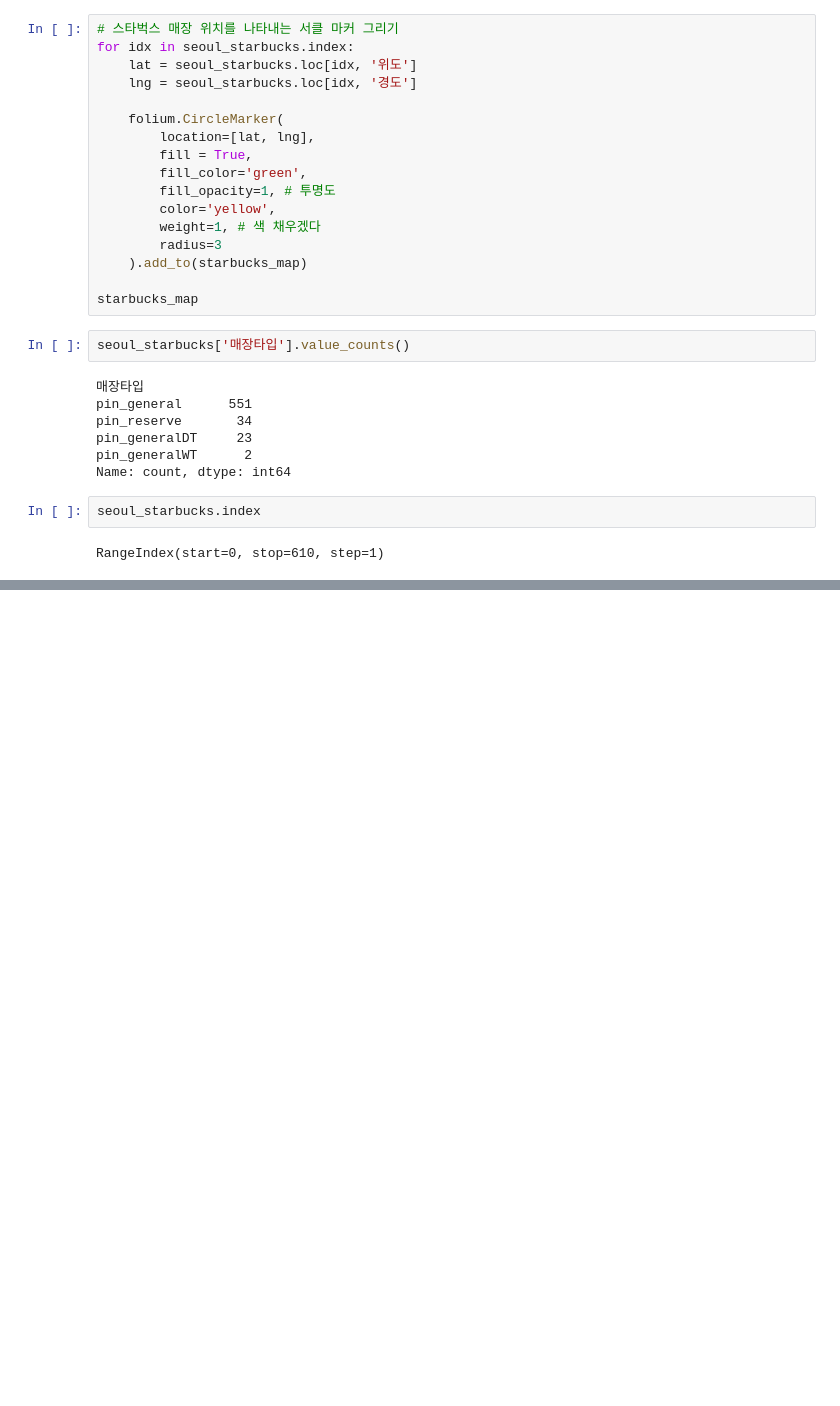
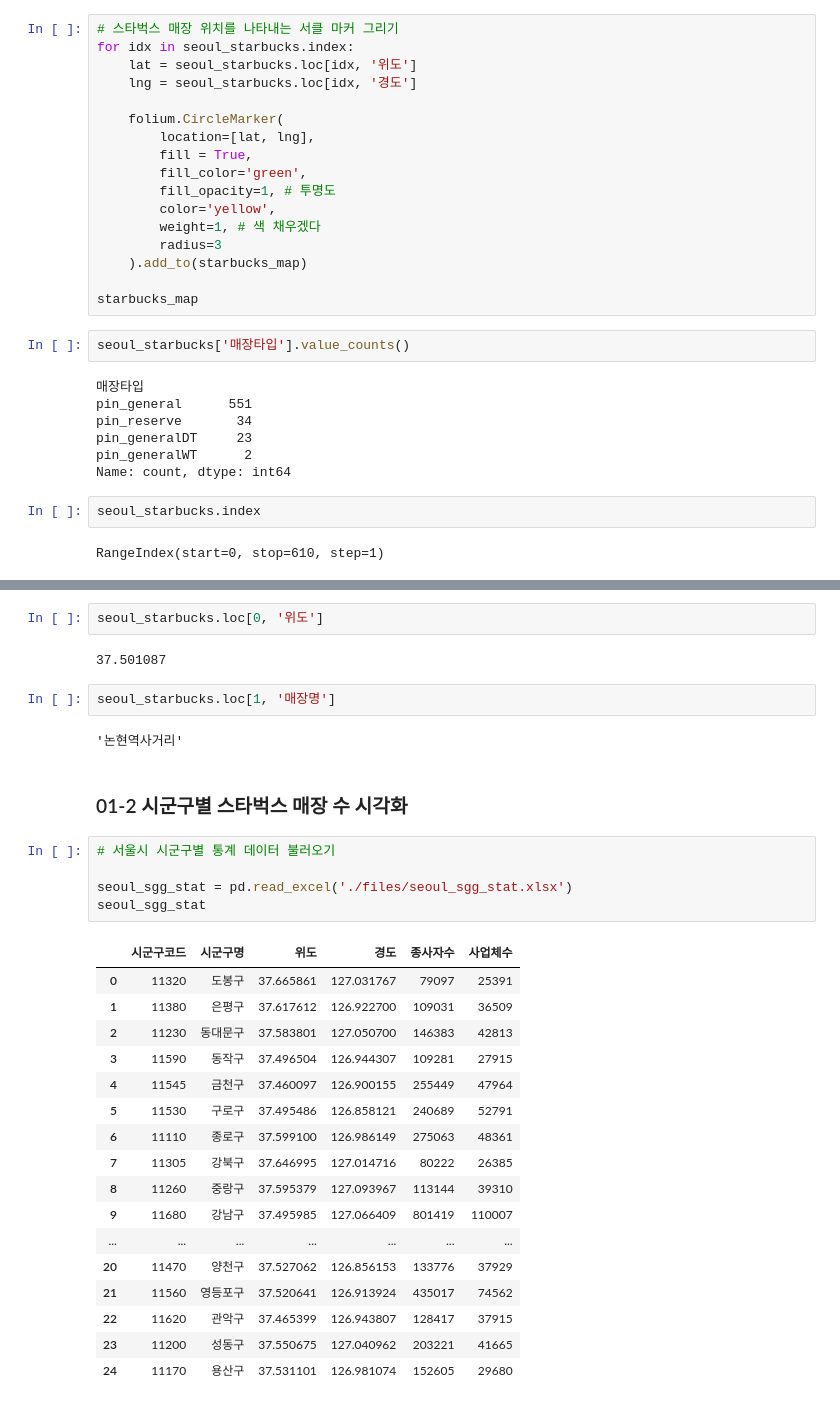
Before and after one commit to do-po/test_1, a Jupyter notebook: Project/100. hackathon/03.스타벅스매장입지분석(데이터시각화).ipynb, the cells around one changed output, grey strips where cells are left out. Cells and saved outputs as stored; diff of their text form; blank space fills up the shorter version.

```diff
--- a/Project/100. hackathon/03.스타벅스매장입지분석(데이터시각화).ipynb
+++ b/Project/100. hackathon/03.스타벅스매장입지분석(데이터시각화).ipynb
@@ -84,3 +89,36 @@ for idx in seoul_starbucks.index:
 starbucks_map
 # %% [output]
 [interactive output not drawn]
+# %%
+seoul_starbucks.loc[0, '위도']
+# %% [output]
+37.501087
+# %%
+seoul_starbucks.loc[1, '매장명']
+# %% [output]
+'논현역사거리'
+# %% [markdown]
+### 01-2 시군구별 스타벅스 매장 수 시각화
+# %%
+# 서울시 시군구별 통계 데이터 불러오기
+
+seoul_sgg_stat = pd.read_excel('./files/seoul_sgg_stat.xlsx')
+seoul_sgg_stat
+# %% [output]
+|  | 시군구코드 | 시군구명 | 위도 | 경도 | 종사자수 | 사업체수 |
+| 0 | 11320 | 도봉구 | 37.665861 | 127.031767 | 79097 | 25391 |
+| 1 | 11380 | 은평구 | 37.617612 | 126.922700 | 109031 | 36509 |
+| 2 | 11230 | 동대문구 | 37.583801 | 127.050700 | 146383 | 42813 |
+| 3 | 11590 | 동작구 | 37.496504 | 126.944307 | 109281 | 27915 |
+| 4 | 11545 | 금천구 | 37.460097 | 126.900155 | 255449 | 47964 |
+| 5 | 11530 | 구로구 | 37.495486 | 126.858121 | 240689 | 52791 |
+| 6 | 11110 | 종로구 | 37.599100 | 126.986149 | 275063 | 48361 |
+| 7 | 11305 | 강북구 | 37.646995 | 127.014716 | 80222 | 26385 |
+| 8 | 11260 | 중랑구 | 37.595379 | 127.093967 | 113144 | 39310 |
+| 9 | 11680 | 강남구 | 37.495985 | 127.066409 | 801419 | 110007 |
+| ... | ... | ... | ... | ... | ... | ... |
+| 20 | 11470 | 양천구 | 37.527062 | 126.856153 | 133776 | 37929 |
+| 21 | 11560 | 영등포구 | 37.520641 | 126.913924 | 435017 | 74562 |
+| 22 | 11620 | 관악구 | 37.465399 | 126.943807 | 128417 | 37915 |
+| 23 | 11200 | 성동구 | 37.550675 | 127.040962 | 203221 | 41665 |
+| 24 | 11170 | 용산구 | 37.531101 | 126.981074 | 152605 | 29680 |
```
Also changed, not shown: parts of 1 cell of this notebook, 4 other files.
